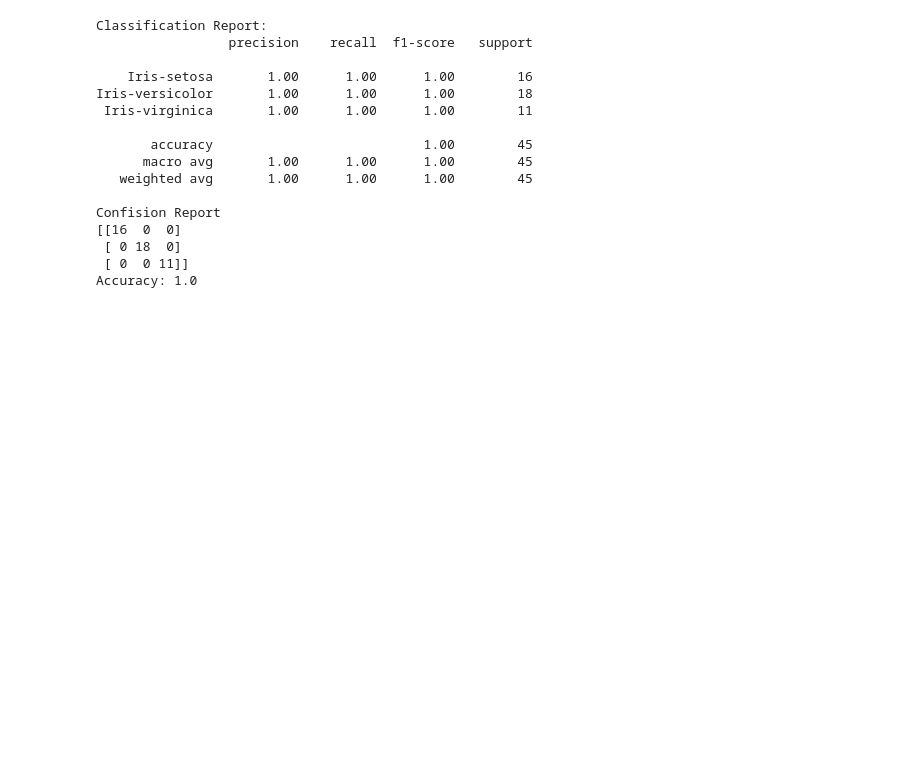
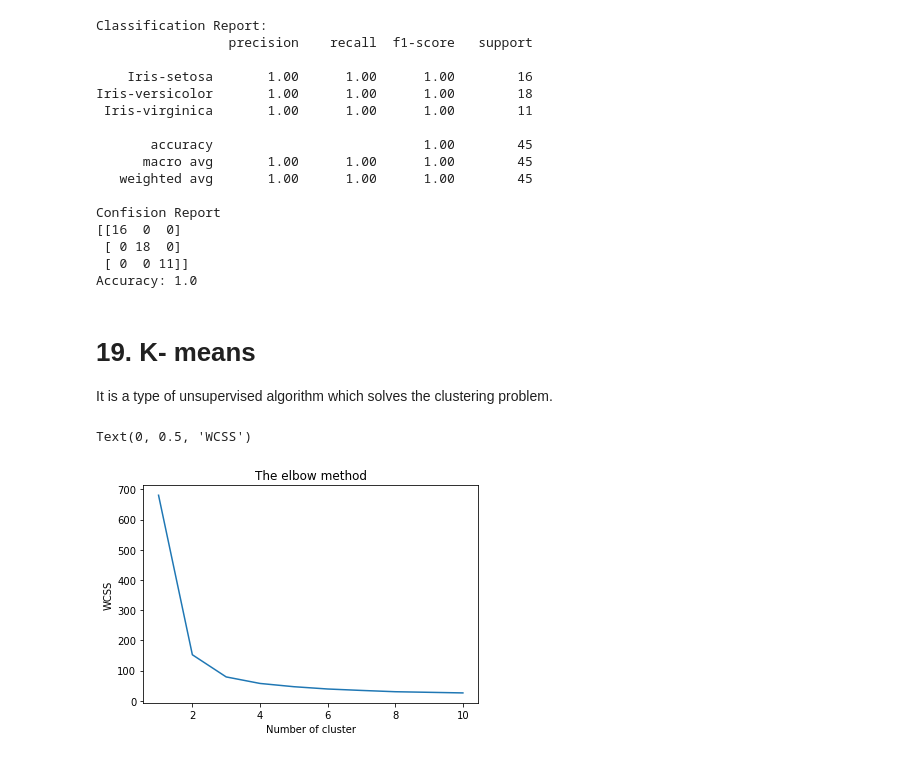
Before and after one commit to RoyelBee/Machine_Learning, a Jupyter notebook: all_ml_algorithoms_iris.ipynb, the cells around one changed output. Drawn from its saved outputs; the diff is of its cells as text; code cells hidden in the pictures; blank space fills up the shorter version.

Commit message:
K- means

```diff
--- a/all_ml_algorithoms_iris.ipynb
+++ b/all_ml_algorithoms_iris.ipynb
@@ -725,3 +725,29 @@ Confision Report
  [ 0 18  0]
  [ 0  0 11]]
 Accuracy: 1.0
+# %% [markdown]
+# 19. K- means
+It is a type of unsupervised algorithm which solves the clustering problem.
+# %%
+x = data.iloc[:, [1,2,3,4]].values
+
+#finding the optiomal number of cluster
+
+from sklearn.cluster import KMeans
+wcss = [] # within cluster sum of squares
+
+for i in range(1, 11):
+    kmeans = KMeans(n_clusters = i, init = 'k-means++',
+                   max_iter = 300, n_init = 10, random_state = 0)
+    kmeans.fit(x)
+    wcss.append(kmeans.inertia_)
+# %%
+# Plot the result
+
+plt.plot(range(1, 11), wcss)
+plt.title('The elbow method')
+plt.xlabel('Number of cluster')
+plt.ylabel('WCSS')
+# %% [output]
+Text(0, 0.5, 'WCSS')
+[figure, added]
```
Also changed, not shown: parts of 2 cells of this notebook.
